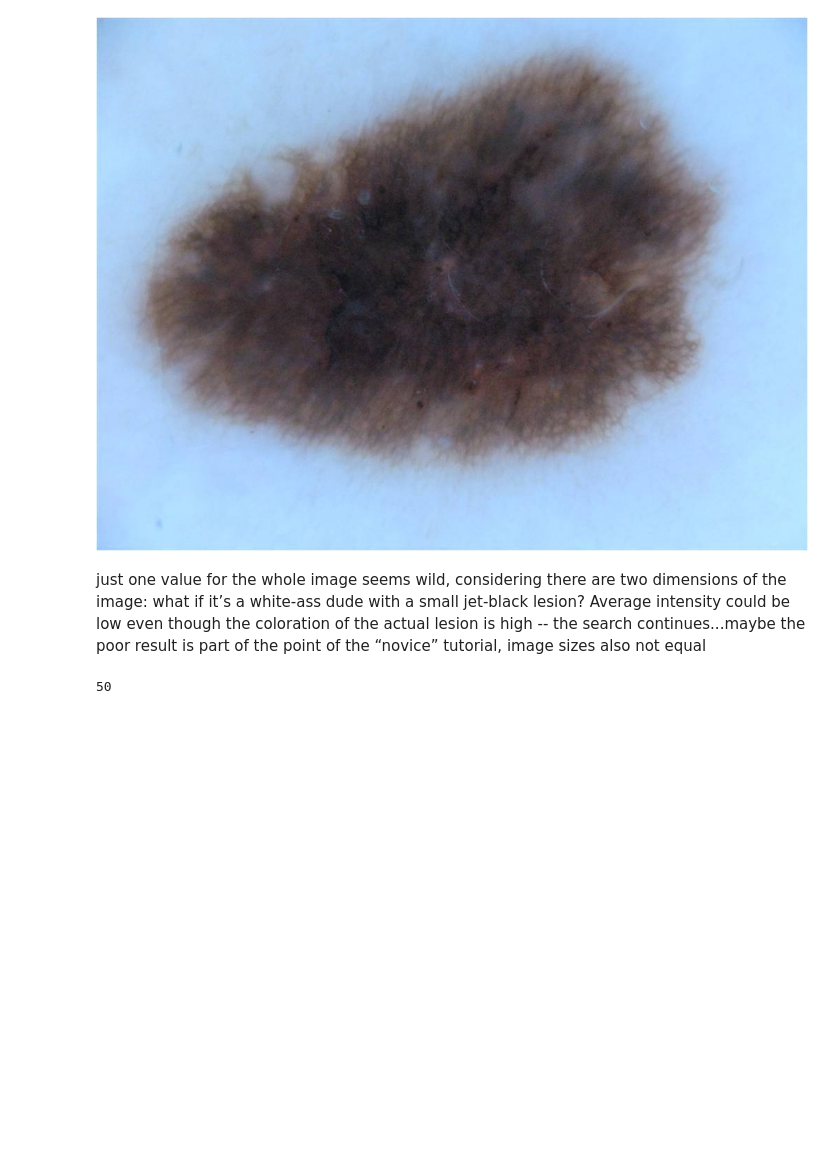
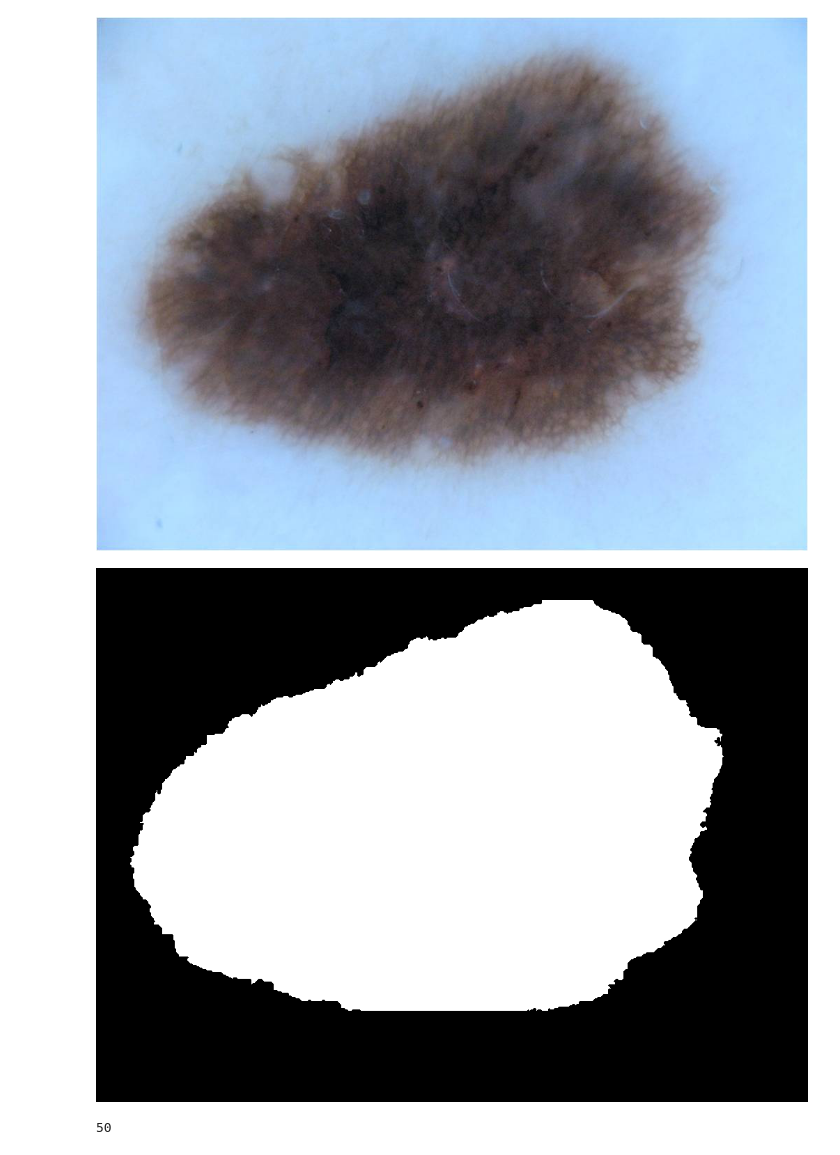
Before and after one commit to fredhutchio/ml-melanoma-example, a Jupyter notebook: novice/Correlation.ipynb, the cells around one changed output. Saved outputs shown, nothing was run; the diff lists cells and outputs as text; code cells hidden in the pictures; blank space fills up the shorter version.

```diff
--- a/novice/Correlation.ipynb
+++ b/novice/Correlation.ipynb
@@ -8,5 +8,7 @@ import seaborn as sns
 # %%
 img_paths = glob.glob('../../sample_imgs/*.jp*')
 print(len(img_paths))
+seg_paths = glob.glob('../../sample_segs/*.png')
+print(len(seg_paths))
 # %% [output]
 50
@@ -15,8 +18,11 @@ img0 = Image.open(img_paths[0])
 img0
 # %% [output]
 [figure]
-# %% [markdown]
- just one value for the whole image seems wild, considering there are two dimensions of the image: what if it’s a white-ass dude with a small jet-black lesion? Average intensity could be low even though the coloration of the actual lesion is high -- the search continues...maybe the poor result is part of the point of the “novice” tutorial, image sizes also not equal
+# %%
+seg0 = Image.open(seg_paths[0])
+seg0
+# %% [output]
+[figure, added]
 # %%
 imgs = [Image.open(x).convert('L') for x in img_paths]
 print(len(imgs))
```
Also changed, not shown: parts of 10 cells of this notebook, 1 other file.
